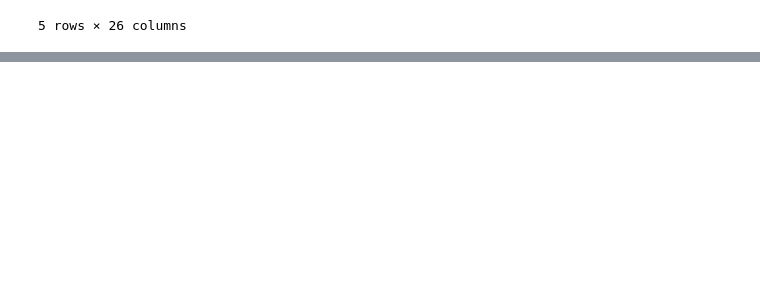
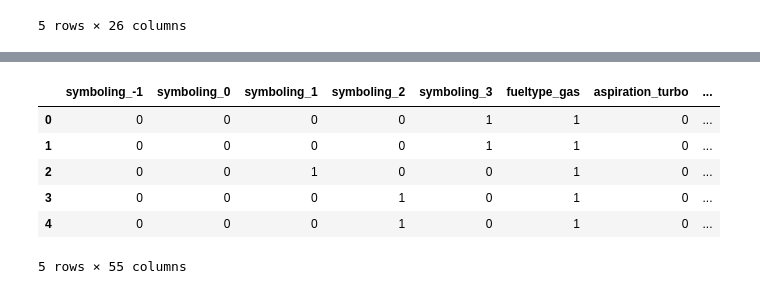
Before and after one commit to jacobhash570/project_4, a Jupyter notebook: Cars_Model.ipynb, the cells around one changed output, grey strips where cells are left out. Drawn from its saved outputs; the diff is of its cells as text; code cells hidden in the pictures; blank space fills up the shorter version.

```diff
--- a/Cars_Model.ipynb
+++ b/Cars_Model.ipynb
@@ -183,0 +216,13 @@ cars.describe()
+# %%
+# Covert categorical to dummies
+
+cars_dummies = pd.get_dummies(cars_categorical, drop_first=True)
+cars_dummies.head()
+# %% [output]
+|  | symboling_-1 | symboling_0 | symboling_1 | symboling_2 | symboling_3 | fueltype_gas | aspiration_turbo | ... |
+| 0 | 0 | 0 | 0 | 0 | 1 | 1 | 0 | ... |
+| 1 | 0 | 0 | 0 | 0 | 1 | 1 | 0 | ... |
+| 2 | 0 | 0 | 1 | 0 | 0 | 1 | 0 | ... |
+| 3 | 0 | 0 | 0 | 1 | 0 | 1 | 0 | ... |
+| 4 | 0 | 0 | 0 | 1 | 0 | 1 | 0 | ... |
+5 rows × 55 columns
```
Also changed, not shown: parts of 15 cells of this notebook.
